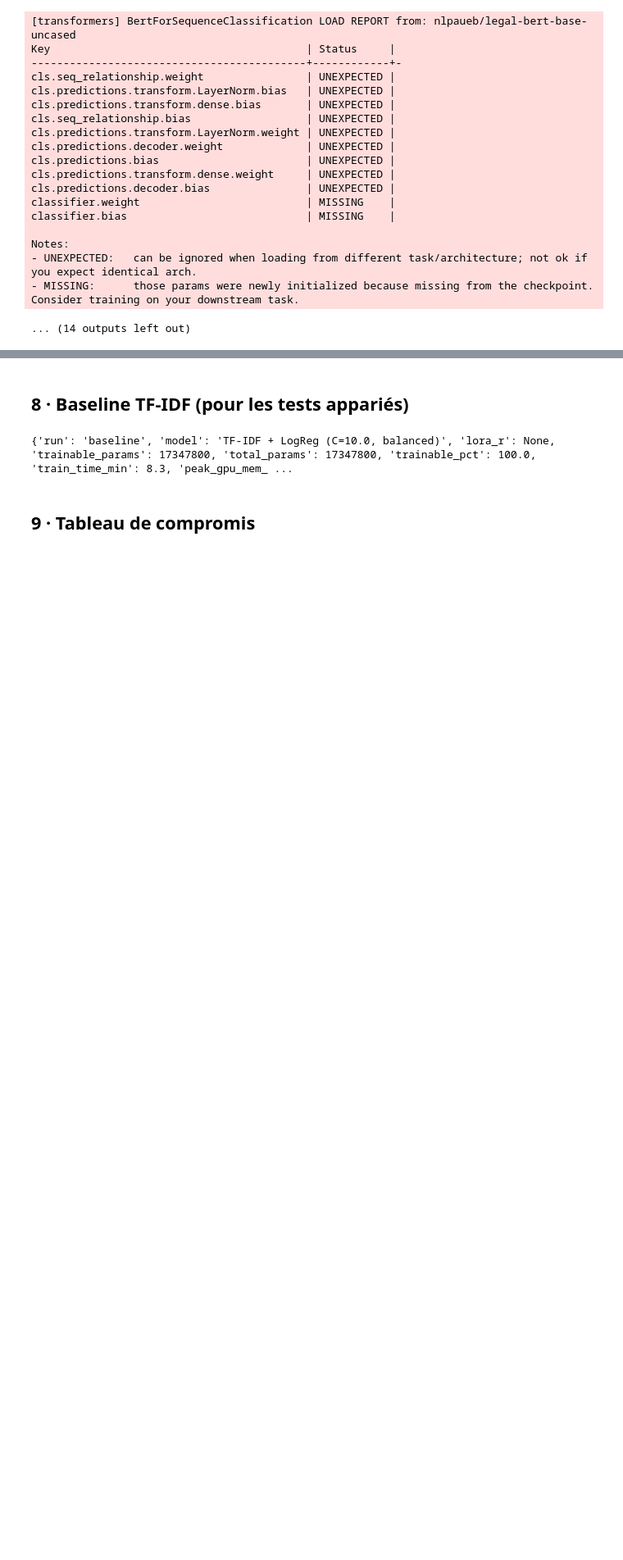
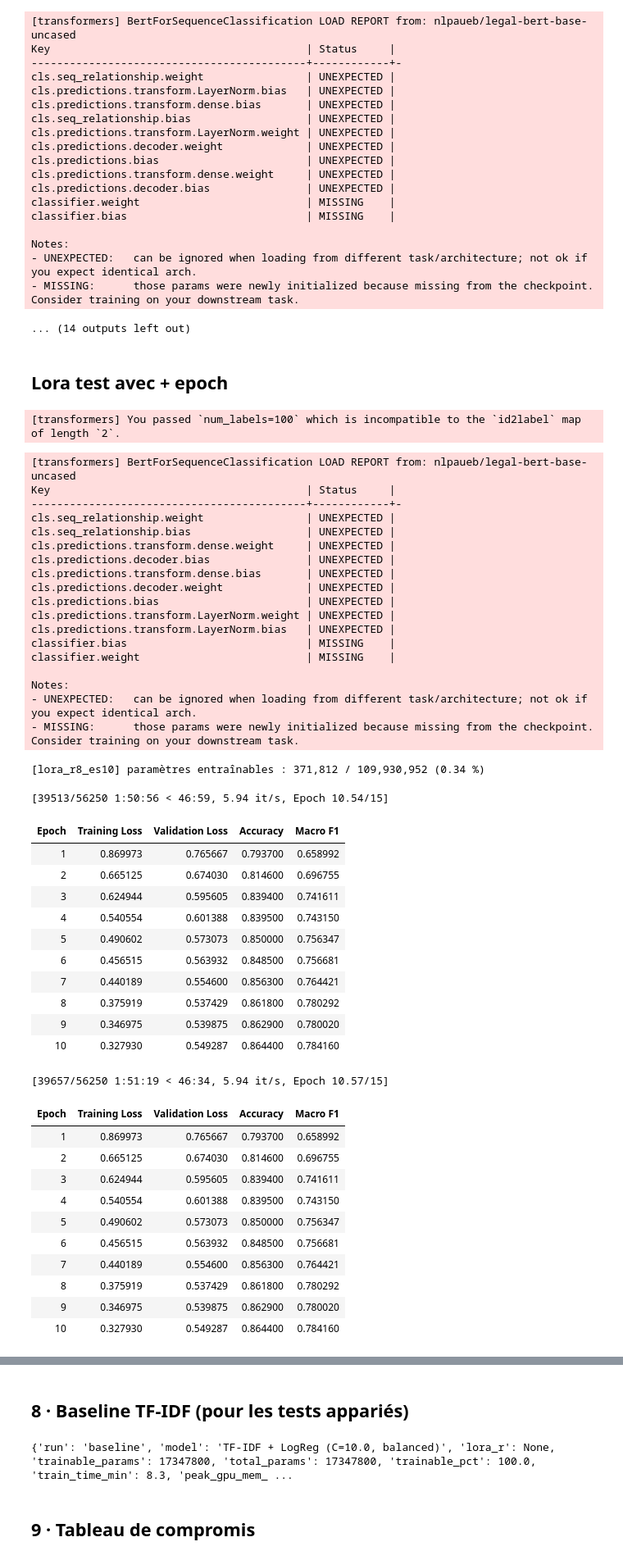
Before and after one commit to saouss-07/ledgar-contract-review, a Jupyter notebook: notebooks/A_finetune_bert_lora.ipynb, the cells around one changed output, grey strips where cells are left out. Shown at 82% size. Cells and saved outputs as stored; diff of their text form; code cells hidden in the pictures; blank space fills up the shorter version.

```diff
--- a/notebooks/A_finetune_bert_lora.ipynb
+++ b/notebooks/A_finetune_bert_lora.ipynb
@@ -333,0 +439,79 @@ Notes:
+# %% [markdown]
+## Lora test avec + epoch
+# %%
+# LoRA r=8 jusqu'à convergence : même protocole que full_ft_es10
+# (jusqu'à 15 epochs, arrêt anticipé sur la macro-F1 de validation, patience 2)
+
+import dataclasses, glob
+from transformers import EarlyStoppingCallback
+
+RUN = "lora_r8_es10"
+CKPT_DIR = f"{OUT}/ckpt_{RUN}"
+
+_BaseTrainer = Trainer
+class ResumableESTrainer(_BaseTrainer):
+    def __init__(self, *args, **kwargs):
+        kwargs["args"] = dataclasses.replace(kwargs["args"], output_dir=CKPT_DIR)
+        super().__init__(*args, **kwargs)
+        self.add_callback(EarlyStoppingCallback(early_stopping_patience=2))
+    def train(self, *args, **kwargs):
+        last = sorted(glob.glob(f"{CKPT_DIR}/checkpoint-*"), key=lambda p: int(p.split("-")[-1]))
+        if last:
+            print("Reprise depuis", last[-1])
+            kwargs["resume_from_checkpoint"] = last[-1]
+        return super().train(*args, **kwargs)
+
+Trainer = ResumableESTrainer
+try:
+    lora_es = run_experiment(RUN, lora_r=8, lr=LR_LORA, epochs=15)
+finally:
+    Trainer = _BaseTrainer
+
+hist = json.load(open(f"{OUT}/{RUN}/log_history.json"))
+curve = [(round(h["epoch"]), round(100 * h["eval_macro_f1"], 2)) for h in hist if "eval_macro_f1" in h]
+print("macro-F1 de validation par epoch :", curve)
+# %% [output]
+[transformers] You passed `num_labels=100` which is incompatible to the `id2label` map of length `2`.
+[transformers] BertForSequenceClassification LOAD REPORT from: nlpaueb/legal-bert-base-uncased
+Key                                        | Status     |
+-------------------------------------------+------------+-
+cls.seq_relationship.weight                | UNEXPECTED |
+cls.seq_relationship.bias                  | UNEXPECTED |
+cls.predictions.transform.dense.weight     | UNEXPECTED |
+cls.predictions.decoder.bias               | UNEXPECTED |
+cls.predictions.transform.dense.bias       | UNEXPECTED |
+cls.predictions.decoder.weight             | UNEXPECTED |
+cls.predictions.bias                       | UNEXPECTED |
+cls.predictions.transform.LayerNorm.weight | UNEXPECTED |
+cls.predictions.transform.LayerNorm.bias   | UNEXPECTED |
+classifier.bias                            | MISSING    |
+classifier.weight                          | MISSING    |
+
+Notes:
+- UNEXPECTED:   can be ignored when loading from different task/architecture; not ok if you expect identical arch.
+- MISSING:      those params were newly initialized because missing from the checkpoint. Consider training on your downstream task.
+[lora_r8_es10] paramètres entraînables : 371,812 / 109,930,952 (0.34 %)
+[39513/56250 1:50:56 < 46:59, 5.94 it/s, Epoch 10.54/15]
+| Epoch | Training Loss | Validation Loss | Accuracy | Macro F1 |
+| 1 | 0.869973 | 0.765667 | 0.793700 | 0.658992 |
+| 2 | 0.665125 | 0.674030 | 0.814600 | 0.696755 |
+| 3 | 0.624944 | 0.595605 | 0.839400 | 0.741611 |
+| 4 | 0.540554 | 0.601388 | 0.839500 | 0.743150 |
+| 5 | 0.490602 | 0.573073 | 0.850000 | 0.756347 |
+| 6 | 0.456515 | 0.563932 | 0.848500 | 0.756681 |
+| 7 | 0.440189 | 0.554600 | 0.856300 | 0.764421 |
+| 8 | 0.375919 | 0.537429 | 0.861800 | 0.780292 |
+| 9 | 0.346975 | 0.539875 | 0.862900 | 0.780020 |
+| 10 | 0.327930 | 0.549287 | 0.864400 | 0.784160 |
+[39657/56250 1:51:19 < 46:34, 5.94 it/s, Epoch 10.57/15]
+| Epoch | Training Loss | Validation Loss | Accuracy | Macro F1 |
+| 1 | 0.869973 | 0.765667 | 0.793700 | 0.658992 |
+| 2 | 0.665125 | 0.674030 | 0.814600 | 0.696755 |
+| 3 | 0.624944 | 0.595605 | 0.839400 | 0.741611 |
+| 4 | 0.540554 | 0.601388 | 0.839500 | 0.743150 |
+| 5 | 0.490602 | 0.573073 | 0.850000 | 0.756347 |
+| 6 | 0.456515 | 0.563932 | 0.848500 | 0.756681 |
+| 7 | 0.440189 | 0.554600 | 0.856300 | 0.764421 |
+| 8 | 0.375919 | 0.537429 | 0.861800 | 0.780292 |
+| 9 | 0.346975 | 0.539875 | 0.862900 | 0.780020 |
+| 10 | 0.327930 | 0.549287 | 0.864400 | 0.784160 |
```
Also changed, not shown: parts of 22 cells of this notebook, 6 other files.
